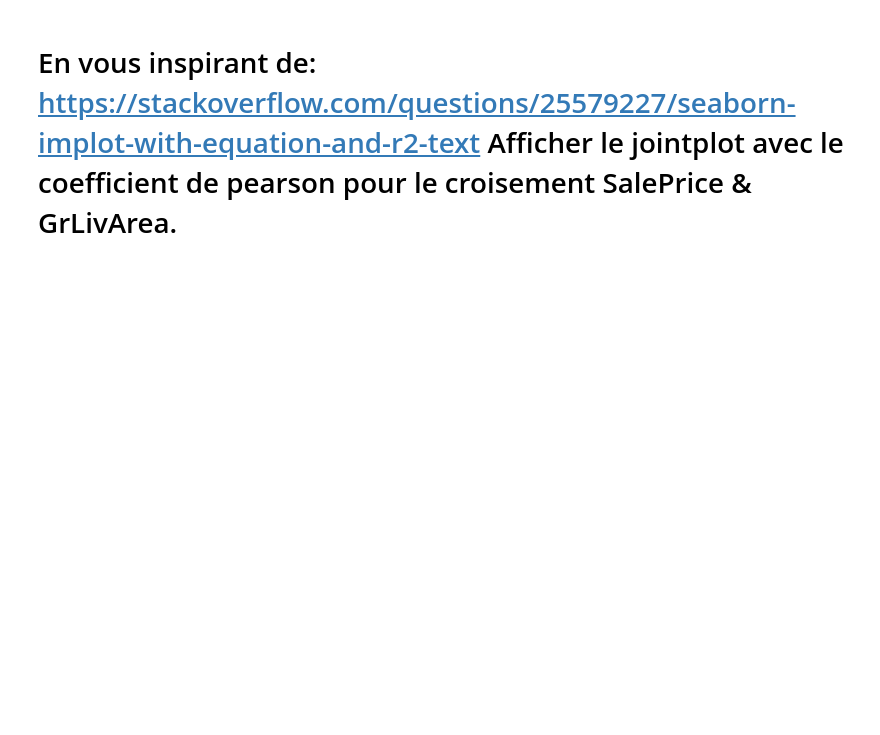
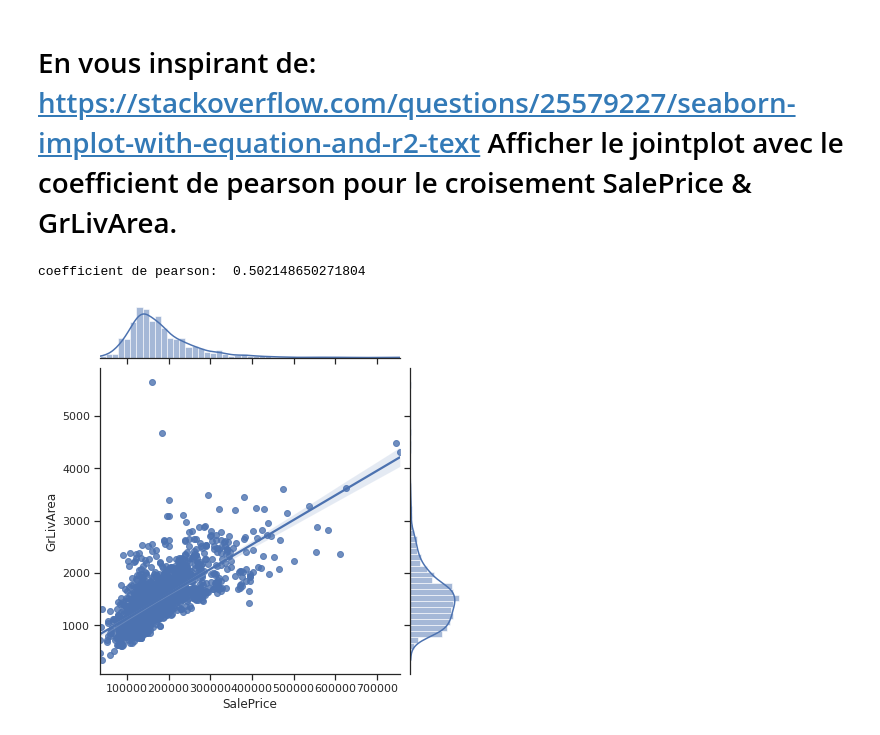
Before and after one commit to MarieDeSmedt/eda-maison, a Jupyter notebook: notebooks/Focus_variables_quantitatives.ipynb, the cells around one changed output. Cells and saved outputs as stored; diff of their text form; code cells hidden in the pictures; blank space fills up the shorter version.

```diff
--- a/notebooks/Focus_variables_quantitatives.ipynb
+++ b/notebooks/Focus_variables_quantitatives.ipynb
@@ -93,3 +92,11 @@ fig.set_size_inches(15,4)
 [figure]
 # %% [markdown]
 # En vous inspirant de: https://stackoverflow.com/questions/25579227/seaborn-implot-with-equation-and-r2-text Afficher le jointplot avec le coefficient de pearson pour le croisement SalePrice & GrLivArea.
+# %%
+from scipy import stats
+
+j = sns.jointplot(x = df["SalePrice"],y =df['GrLivArea'],kind ="reg")
+print("coefficient de pearson: ",stats.pearsonr(df["SalePrice"],df['GrLivArea'])[0] **2)
+# %% [output]
+coefficient de pearson:  0.502148650271804
+[figure, added]
```
Also changed, not shown: parts of 1 cell of this notebook.
